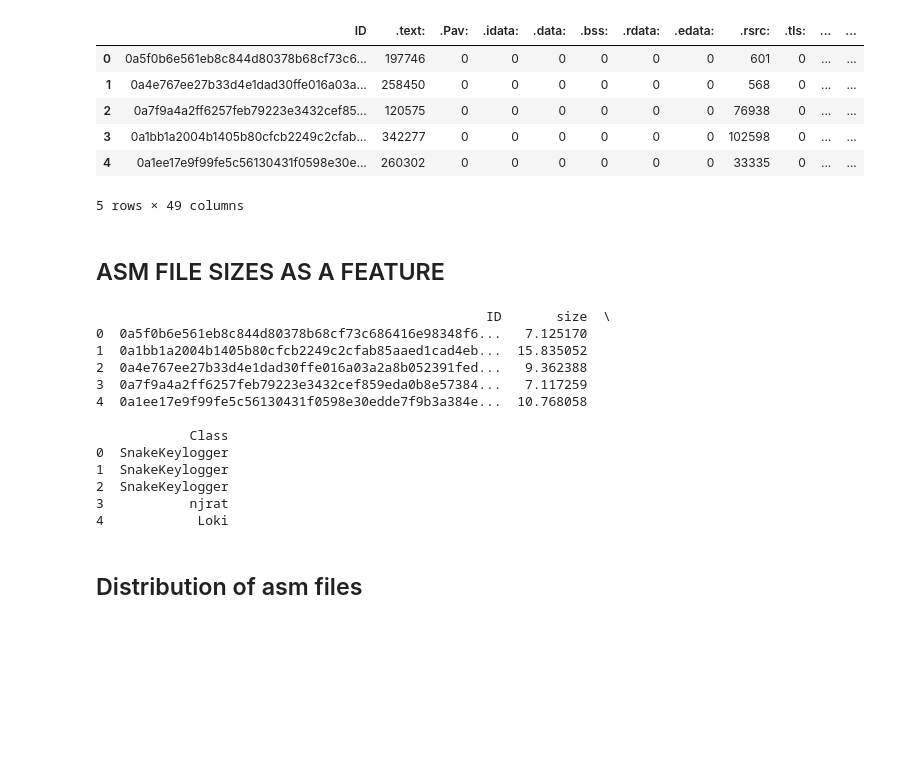
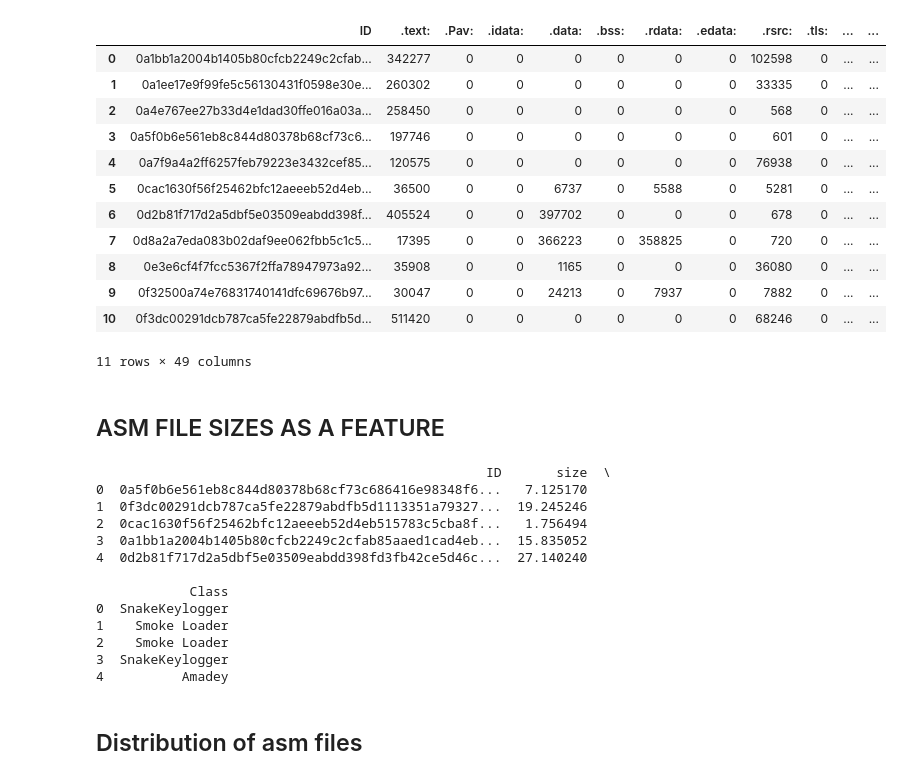
Before and after one commit to therawbit/Major-Project, a Jupyter notebook: Malware_Classification.ipynb, the cells around one changed output. Cells and saved outputs as stored; diff of their text form; code cells hidden in the pictures; blank space fills up the shorter version.

```diff
--- a/Malware_Classification.ipynb
+++ b/Malware_Classification.ipynb
@@ -133,19 +139,25 @@ firstprocess()
 # %%
 # asmoutputfile.csv(output genarated from the above two cells) will contain all the extracted features from .asm files
 # we will use this file directly
 Y=pd.read_csv("/home/dikshyant17/Documents/Major/final.csv")
 Y.columns=['ID','Class']
-dfasm=pd.read_csv('asmsmallfile.csv')
+dfasm=pd.read_csv('/home/dikshyant17/Documents/Major/extracted_files/test/sample/vectorized.csv')
 result_asm=pd.merge(dfasm,Y,on='ID',how='left')
-result_asm.head()
+result_asm
 # %% [output]
 |  | ID | .text: | .Pav: | .idata: | .data: | .bss: | .rdata: | .edata: | .rsrc: | .tls: | ... | ... |
-| 0 | 0a5f0b6e561eb8c844d80378b68cf73c6... | 197746 | 0 | 0 | 0 | 0 | 0 | 0 | 601 | 0 | ... | ... |
-| 1 | 0a4e767ee27b33d4e1dad30ffe016a03a... | 258450 | 0 | 0 | 0 | 0 | 0 | 0 | 568 | 0 | ... | ... |
-| 2 | 0a7f9a4a2ff6257feb79223e3432cef85... | 120575 | 0 | 0 | 0 | 0 | 0 | 0 | 76938 | 0 | ... | ... |
-| 3 | 0a1bb1a2004b1405b80cfcb2249c2cfab... | 342277 | 0 | 0 | 0 | 0 | 0 | 0 | 102598 | 0 | ... | ... |
-| 4 | 0a1ee17e9f99fe5c56130431f0598e30e... | 260302 | 0 | 0 | 0 | 0 | 0 | 0 | 33335 | 0 | ... | ... |
+| 0 | 0a1bb1a2004b1405b80cfcb2249c2cfab... | 342277 | 0 | 0 | 0 | 0 | 0 | 0 | 102598 | 0 | ... | ... |
+| 1 | 0a1ee17e9f99fe5c56130431f0598e30e... | 260302 | 0 | 0 | 0 | 0 | 0 | 0 | 33335 | 0 | ... | ... |
+| 2 | 0a4e767ee27b33d4e1dad30ffe016a03a... | 258450 | 0 | 0 | 0 | 0 | 0 | 0 | 568 | 0 | ... | ... |
+| 3 | 0a5f0b6e561eb8c844d80378b68cf73c6... | 197746 | 0 | 0 | 0 | 0 | 0 | 0 | 601 | 0 | ... | ... |
+| 4 | 0a7f9a4a2ff6257feb79223e3432cef85... | 120575 | 0 | 0 | 0 | 0 | 0 | 0 | 76938 | 0 | ... | ... |
+| 5 | 0cac1630f56f25462bfc12aeeeb52d4eb... | 36500 | 0 | 0 | 6737 | 0 | 5588 | 0 | 5281 | 0 | ... | ... |
+| 6 | 0d2b81f717d2a5dbf5e03509eabdd398f... | 405524 | 0 | 0 | 397702 | 0 | 0 | 0 | 678 | 0 | ... | ... |
+| 7 | 0d8a2a7eda083b02daf9ee062fbb5c1c5... | 17395 | 0 | 0 | 366223 | 0 | 358825 | 0 | 720 | 0 | ... | ... |
+| 8 | 0e3e6cf4f7fcc5367f2ffa78947973a92... | 35908 | 0 | 0 | 1165 | 0 | 0 | 0 | 36080 | 0 | ... | ... |
+| 9 | 0f32500a74e76831740141dfc69676b97... | 30047 | 0 | 0 | 24213 | 0 | 7937 | 0 | 7882 | 0 | ... | ... |
+| 10 | 0f3dc00291dcb787ca5fe22879abdfb5d... | 511420 | 0 | 0 | 0 | 0 | 0 | 0 | 68246 | 0 | ... | ... |
-5 rows × 49 columns
+11 rows × 49 columns
 # %% [markdown]
 ## ASM FILE SIZES AS A FEATURE
 # %%
@@ -171,22 +183,23 @@ for file in files:
         # converting into Mb's
         sizebytes.append(statinfo.st_size/(1024.0*1024.0))
         fnames.append(file)
-asm_size_byte=pd.DataFrame({'ID':fnames,'size':sizebytes,'Class':class_bytes})
-print (asm_size_byte.head())
+asm_size_byte=pd.DataFrame({'ID':fnames,'size':sizebytes})
+asm_size_byte_merged=pd.merge(asm_size_byte,Y,on='ID',how='left')
+print (asm_size_byte_merged.head())
 # %% [output]
                                                   ID       size  \
 0  0a5f0b6e561eb8c844d80378b68cf73c686416e98348f6...   7.125170
-1  0a1bb1a2004b1405b80cfcb2249c2cfab85aaed1cad4eb...  15.835052
-2  0a4e767ee27b33d4e1dad30ffe016a03a2a8b052391fed...   9.362388
-3  0a7f9a4a2ff6257feb79223e3432cef859eda0b8e57384...   7.117259
-4  0a1ee17e9f99fe5c56130431f0598e30edde7f9b3a384e...  10.768058
+1  0f3dc00291dcb787ca5fe22879abdfb5d1113351a79327...  19.245246
+2  0cac1630f56f25462bfc12aeeeb52d4eb515783c5cba8f...   1.756494
+3  0a1bb1a2004b1405b80cfcb2249c2cfab85aaed1cad4eb...  15.835052
+4  0d2b81f717d2a5dbf5e03509eabdd398fd3fb42ce5d46c...  27.140240
 
             Class
 0  SnakeKeylogger
-1  SnakeKeylogger
-2  SnakeKeylogger
-3           njrat
-4            Loki
+1    Smoke Loader
+2    Smoke Loader
+3  SnakeKeylogger
+4          Amadey
 # %% [markdown]
 ## Distribution of asm files
 # %%
```
Also changed, not shown: parts of 29 cells of this notebook, 1 other file.
